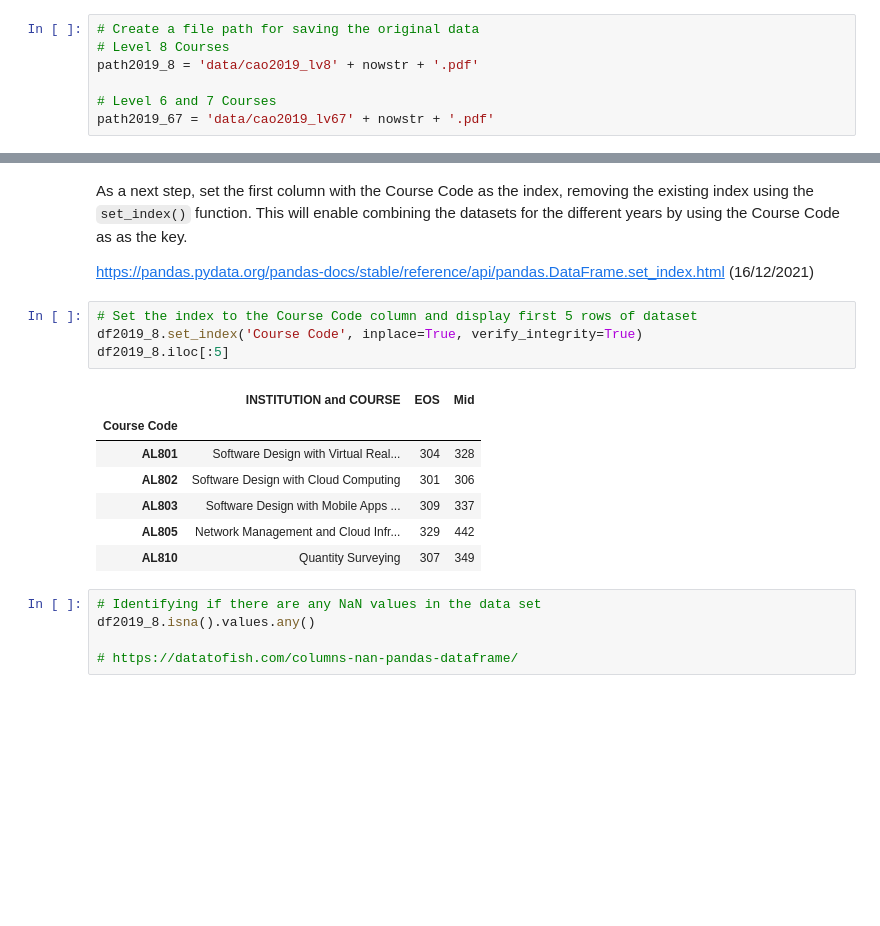
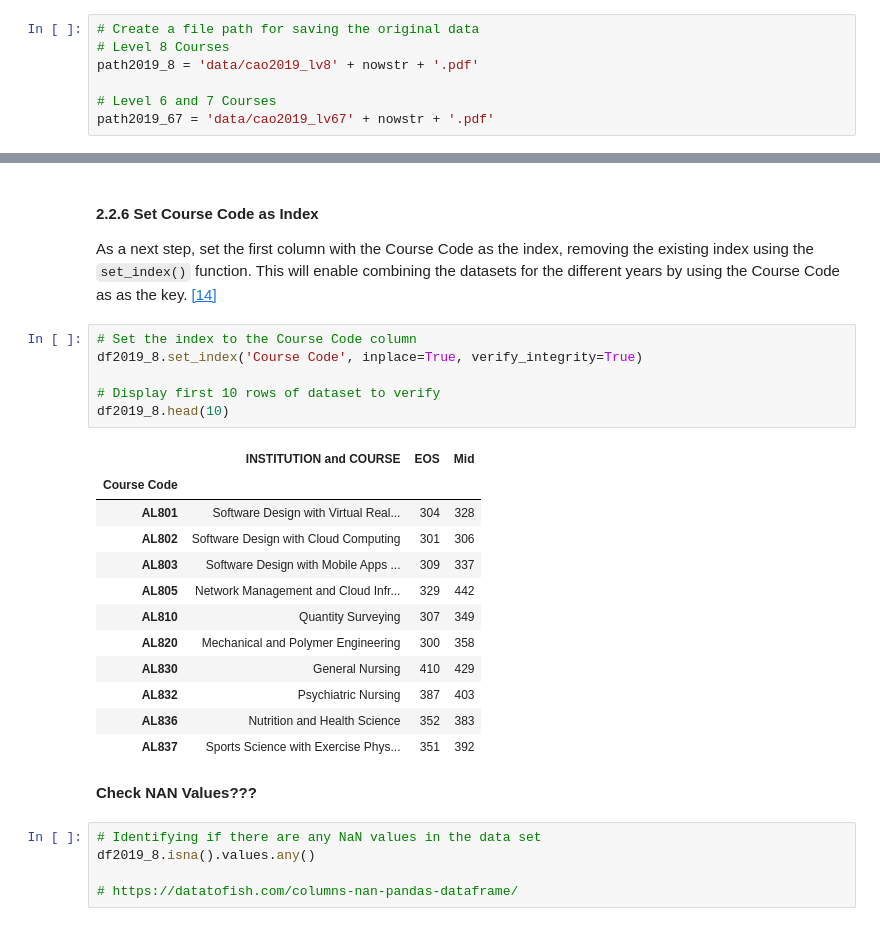
Before and after one commit to ssteffens/fundamentals-data-analysis-assessment, a Jupyter notebook: cao.ipynb, the cells around one changed output, grey strips where cells are left out. Drawn from its saved outputs; the diff is of its cells as text; blank space fills up the shorter version.

```diff
--- a/cao.ipynb
+++ b/cao.ipynb
@@ -224,21 +332,30 @@ df2019_8.iloc[0:10]
 | 8 | AL836 | Nutrition and Health Science | 352 | 383 |
 | 9 | AL837 | Sports Science with Exercise Phys... | 351 | 392 |
 # %% [markdown]
-As a next step, set the first column with the Course Code as the index, removing the existing index using the `set_index()` function. This will enable combining the datasets for the different years by using the Course Code as  as the key.
+#### **2.2.6 Set Course Code as Index**
 
-https://pandas.pydata.org/pandas-docs/stable/reference/api/pandas.DataFrame.set_index.html (16/12/2021)
+As a next step, set the first column with the Course Code as the index, removing the existing index using the `set_index()` function. This will enable combining the datasets for the different years by using the Course Code as  as the key. [[14]](#reference14)
 # %%
-# Set the index to the Course Code column and display first 5 rows of dataset
+# Set the index to the Course Code column
 df2019_8.set_index('Course Code', inplace=True, verify_integrity=True)
-df2019_8.iloc[:5]
+
+# Display first 10 rows of dataset to verify
+df2019_8.head(10)
 # %% [output]
 |  | INSTITUTION and COURSE | EOS | Mid |
 | Course Code |  |  |  |
 | AL801 | Software Design with Virtual Real... | 304 | 328 |
 | AL802 | Software Design with Cloud Computing | 301 | 306 |
 | AL803 | Software Design with Mobile Apps ... | 309 | 337 |
 | AL805 | Network Management and Cloud Infr... | 329 | 442 |
 | AL810 | Quantity Surveying | 307 | 349 |
+| AL820 | Mechanical and Polymer Engineering | 300 | 358 |
+| AL830 | General Nursing | 410 | 429 |
+| AL832 | Psychiatric Nursing | 387 | 403 |
+| AL836 | Nutrition and Health Science | 352 | 383 |
+| AL837 | Sports Science with Exercise Phys... | 351 | 392 |
+# %% [markdown]
+**Check NAN Values???**
 # %%
 # Identifying if there are any NaN values in the data set
 df2019_8.isna().values.any()
```
Also changed, not shown: parts of 46 cells of this notebook, 40 other files.
